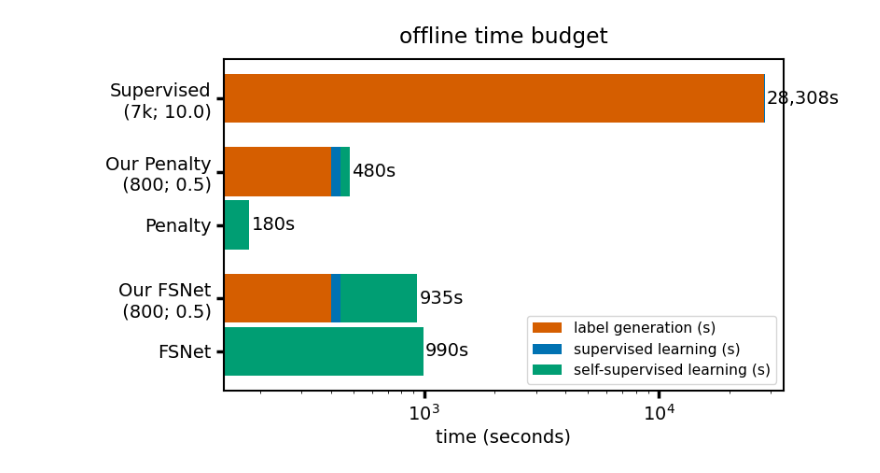
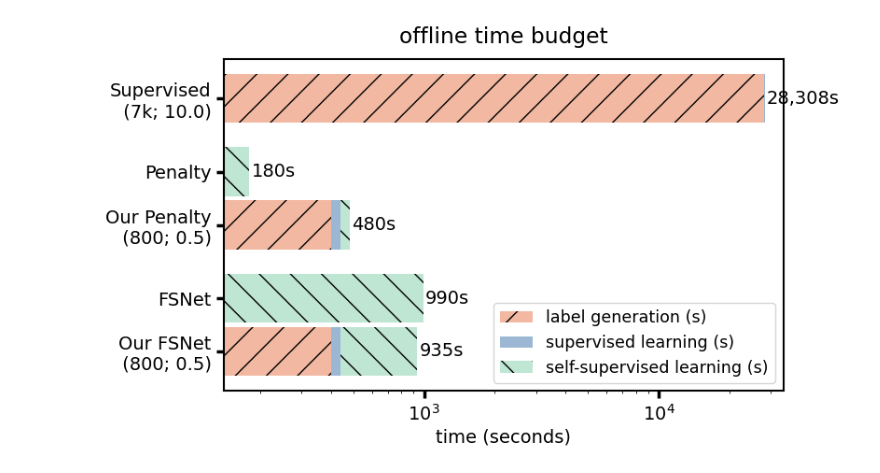
Before and after one commit to xkhainguyen/FSNet, a Jupyter notebook: visualize_offline_time.ipynb, the cells around one changed output. Saved outputs shown, nothing was run; the diff lists cells and outputs as text; code cells hidden in the pictures.

```diff
--- a/visualize_offline_time.ipynb
+++ b/visualize_offline_time.ipynb
@@ -52,12 +52,12 @@ def plot_time_budget_two_groups_horizontal():
             "Supervised\n (7k; 10.0)",
         ],
         "Soft SSL": [
+            "Our Penalty\n (800; 0.5)",
             "Penalty",
-            "Our Penalty\n (800; 0.5)",
         ],
         "Hard SSL": [
+            "Our FSNet\n (800; 0.5)",
             "FSNet",
-            "Our FSNet\n (800; 0.5)",
         ],
     }
 
@@ -80,12 +80,28 @@ def plot_time_budget_two_groups_horizontal():
     groups = groups_ordered
 
     components = ["label generation", "supervised learning", "self-supervised learning"]  # stack order
+    # COLORS = {
+    #     "label generation": "#F8C3C0",
+    #     "supervised learning": "#BED9FE",
+    #     "self-supervised learning": "#A7E6A3",
+    # }
+    # COLORS = {
+    #     "label generation": "#D55E00",   # muted orange / cost / data
+    #     "supervised learning": "#0072B2",# blue / standard training
+    #     "self-supervised learning": "#009E73", # green / optimization
+    # }
     COLORS = {
-        "label generation": "#D55E00",
-        "supervised learning": "#0072B2",
-        "self-supervised learning": "#009E73",
+        "label generation": "#F2B8A2",      # light orange / peach
+        # "supervised learning": "#B7D4F0",   # light blue
+        "supervised learning": "#9BB7D4",# light steel blue (key fix)
+        # "supervised learning": "#D0D0D0",# light gray
+        "self-supervised learning": "#BFE5D3",  # light green / teal
     }
-
+    HATCHES = {
+        "label generation": "/",        # strongest texture (rare but expensive)
+        "supervised learning": "",       # keep clean (small component)
+        "self-supervised learning": "\\", # opposite direction from generation
+    }
     # -----------------------------
     # Layout: tighter bars within group
     # -----------------------------
@@ -136,6 +152,7 @@ def plot_time_budget_two_groups_horizontal():
             label=f"{comp} (s)",
             linewidth=BASE_LINEWIDTH,
             facecolor=COLORS[comp],
+            hatch=HATCHES[comp],
             # edgecolor="black",
         )
         left = left + vals
@@ -181,32 +198,32 @@ def plot_time_budget_two_groups_horizontal():
     ax.set_yticks(y_positions)
     ax.set_yticklabels(y_labels, fontsize=BASE_FONT_SIZE)
     ax.tick_params(axis="both", labelsize=BASE_FONT_SIZE, width=BASE_LINEWIDTH, length=6, color='black')
 
     for spine in ax.spines.values():
         spine.set_linewidth(BASE_LINEWIDTH-1)
         spine.set_color('black')
 
 
     # Log x-axis to handle 10^2..10^4+ range cleanly
     ax.set_xscale("log")
     # ax.grid(True, which="both", axis="x", linewidth=0.6, alpha=0.35)
-    ax.legend(fontsize=BASE_FONT_SIZE * 0.8)
+    ax.legend(fontsize=BASE_FONT_SIZE * 0.9)
 
     # Log-scale limits: avoid clipping tiny bars; ignore zeros safely
     # min_pos = np.min(totals[totals > 0])
     ax.set_xlim(right=np.max(totals) * 1.2)
 
     ax.set_facecolor("white")
     # ax.locator_params(axis='x', nbins=4)
 
     # Make room for group labels on the left
     fig.tight_layout()
     plt.subplots_adjust(left=0.33)
 
     plt.show()
 
 
 if __name__ == "__main__":
     plot_time_budget_two_groups_horizontal()
 # %% [output]
-[figure, old version]
+[figure, new version]
```
Also changed, not shown: 8 other files.
